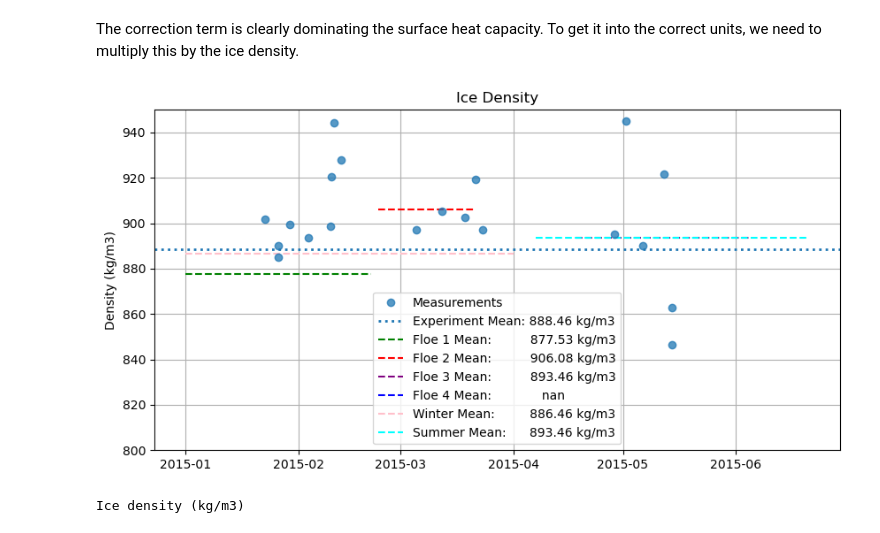
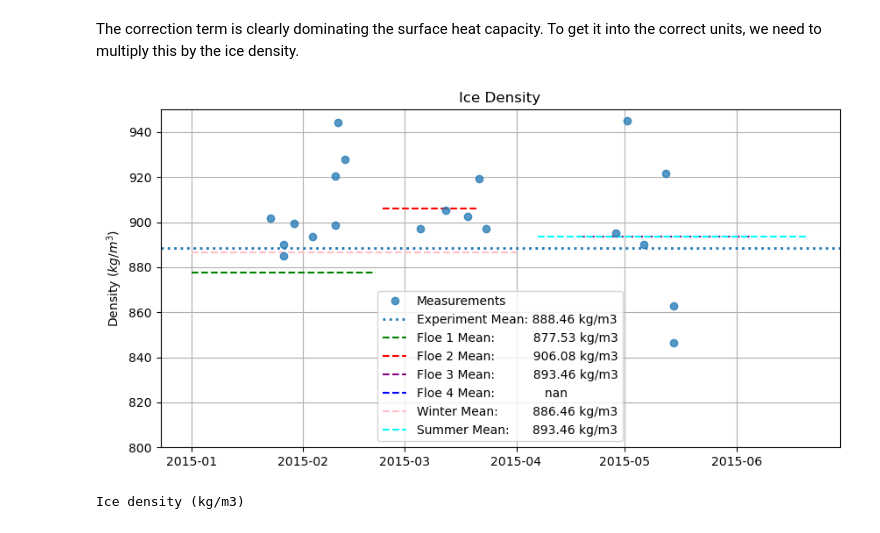
Before and after one commit to sarahymurphy/wrf_landusetbl_sensitivity, a Jupyter notebook: calculations.ipynb, the cells around one changed output. Drawn from its saved outputs; the diff is of its cells as text; code cells hidden in the pictures.

```diff
--- a/calculations.ipynb
+++ b/calculations.ipynb
@@ -443,35 +443,35 @@ f2 = density_df['2015-02-23':'2015-03-21']
 f3 = density_df['2015-04-18':'2015-06-05']
 f4 = density_df['2015-06-07':'2015-06-21']
 
 wint = density_df['2015-01-01':'2015-04-01']
 summ = density_df['2015-04-07':'2015-06-21']
 
 plt.figure(figsize = (10,5))
 plt.plot(density_df.mean(axis = 1), 'o', alpha = 0.75)
 
 plt.axhline(density_df.mean(axis = 1).mean(), linestyle = ':', linewidth = 2)
 
 plt.hlines(f1.mean(axis = 1).mean(), xmin = '2015-01-01', xmax = '2015-02-21', linestyle = '--', color = 'g')
 plt.hlines(f2.mean(axis = 1).mean(), xmin = '2015-02-23', xmax = '2015-03-21', linestyle = '--', color = 'r')
 plt.hlines(f3.mean(axis = 1).mean(), xmin = '2015-04-18', xmax = '2015-06-05', linestyle = '--', color = 'purple')
 plt.hlines(f4.mean(axis = 1).mean(), xmin = '2015-06-07', xmax = '2015-06-21', linestyle = '--', color = 'blue')
 
 plt.hlines(wint.mean(axis = 1).mean(), xmin = '2015-01-01', xmax = '2015-04-01', linestyle = '--', color = 'pink')
 plt.hlines(summ.mean(axis = 1).mean(), xmin = '2015-04-07', xmax = '2015-06-21', linestyle = '--', color = 'cyan')
 
-plt.ylabel('Density (kg/m3)')
+plt.ylabel('Density $(kg/m^{3})$')
 plt.title('Ice Density')
 plt.ylim(800, 950)
 plt.grid()
 plt.legend(['Measurements', 'Experiment Mean: ' + str(np.round(density_df.mean(axis = 1).mean(),2)) + ' kg/m3',
             'Floe 1 Mean:          ' + str(np.round(f1.mean(axis = 1).mean(),2)) + ' kg/m3',
             'Floe 2 Mean:          ' + str(np.round(f2.mean(axis = 1).mean(),2)) + ' kg/m3',
             'Floe 3 Mean:          ' + str(np.round(f3.mean(axis = 1).mean(),2)) + ' kg/m3',
             'Floe 4 Mean:             ' + str(np.round(f4.mean(axis = 1).mean(),2)),
             'Winter Mean:         ' + str(np.round(wint.mean(axis = 1).mean(),2)) + ' kg/m3',
             'Summer Mean:      ' + str(np.round(summ.mean(axis = 1).mean(),2)) + ' kg/m3'], loc = 'lower center');
 # %% [output]
-[figure, old version]
+[figure, new version]
 # %%
 print('Ice density (kg/m3)')
 np.round(density_df.mean(axis = 1).mean(),2)
```
Also changed, not shown: parts of 6 cells of this notebook, 27 other files.
